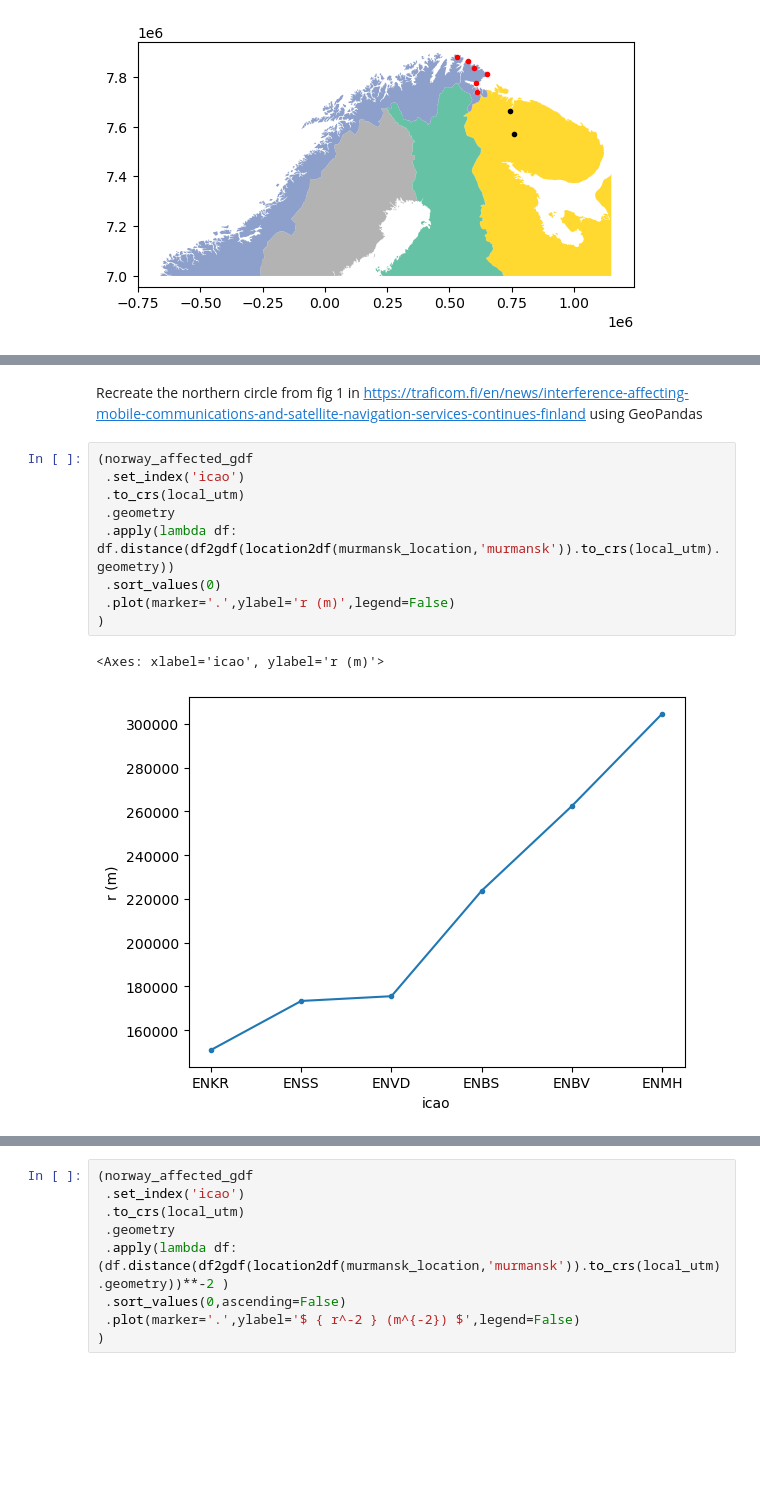
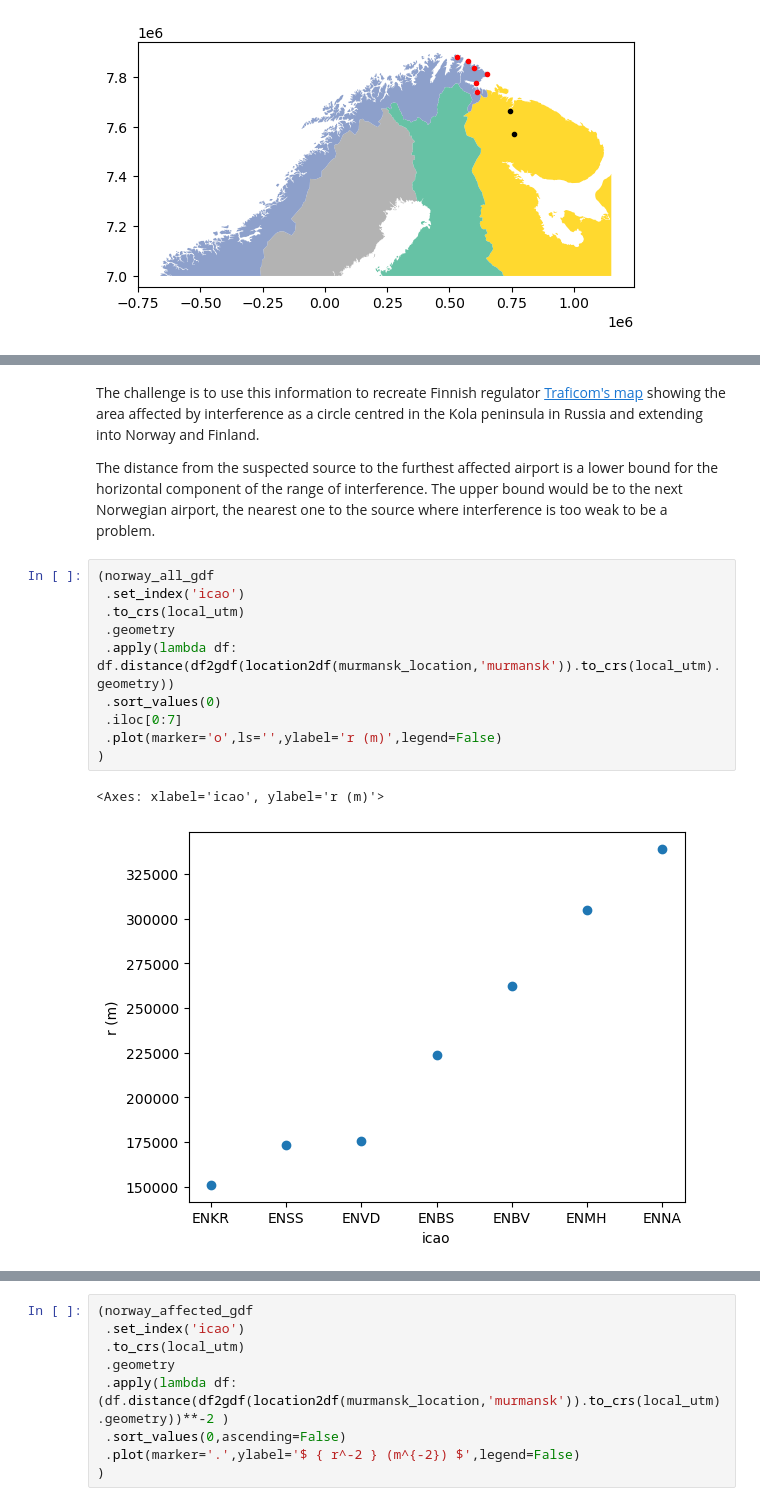
Before and after one commit to stelios-c/GPS_analysis, a Jupyter notebook: scandi_baltic/Finland_map.ipynb, the cells around one changed output, grey strips where cells are left out. Cells and saved outputs as stored; diff of their text form; blank space fills up the shorter version.

```diff
--- a/scandi_baltic/Finland_map.ipynb
+++ b/scandi_baltic/Finland_map.ipynb
@@ -119,14 +124,17 @@ Map showing the Norwegian airports suffering from GNSS interference as red dots,
 # %% [markdown]
-Recreate the northern circle from fig 1 in https://traficom.fi/en/news/interference-affecting-mobile-communications-and-satellite-navigation-services-continues-finland using GeoPandas
+The challenge is to use this information to recreate Finnish regulator [Traficom's map](https://traficom.fi/en/news/interference-affecting-mobile-communications-and-satellite-navigation-services-continues-finland) showing the area affected by interference as a circle centred in the Kola peninsula in Russia and extending into Norway and Finland.
+
+The distance from the suspected source to the furthest affected airport is a lower bound for the horizontal component of the range of interference. The upper bound would be to the next Norwegian airport, the nearest one to the source where interference is too weak to be a problem.
 # %%
-(norway_affected_gdf
+(norway_all_gdf
  .set_index('icao')
  .to_crs(local_utm)
  .geometry
  .apply(lambda df: df.distance(df2gdf(location2df(murmansk_location,'murmansk')).to_crs(local_utm).geometry))
  .sort_values(0)
- .plot(marker='.',ylabel='r (m)',legend=False)
+ .iloc[0:7]
+ .plot(marker='o',ls='',ylabel='r (m)',legend=False)
 )
 # %% [output]
 <Axes: xlabel='icao', ylabel='r (m)'>
-[figure, old version]
+[figure, new version]
```
Also changed, not shown: parts of 33 cells of this notebook.
